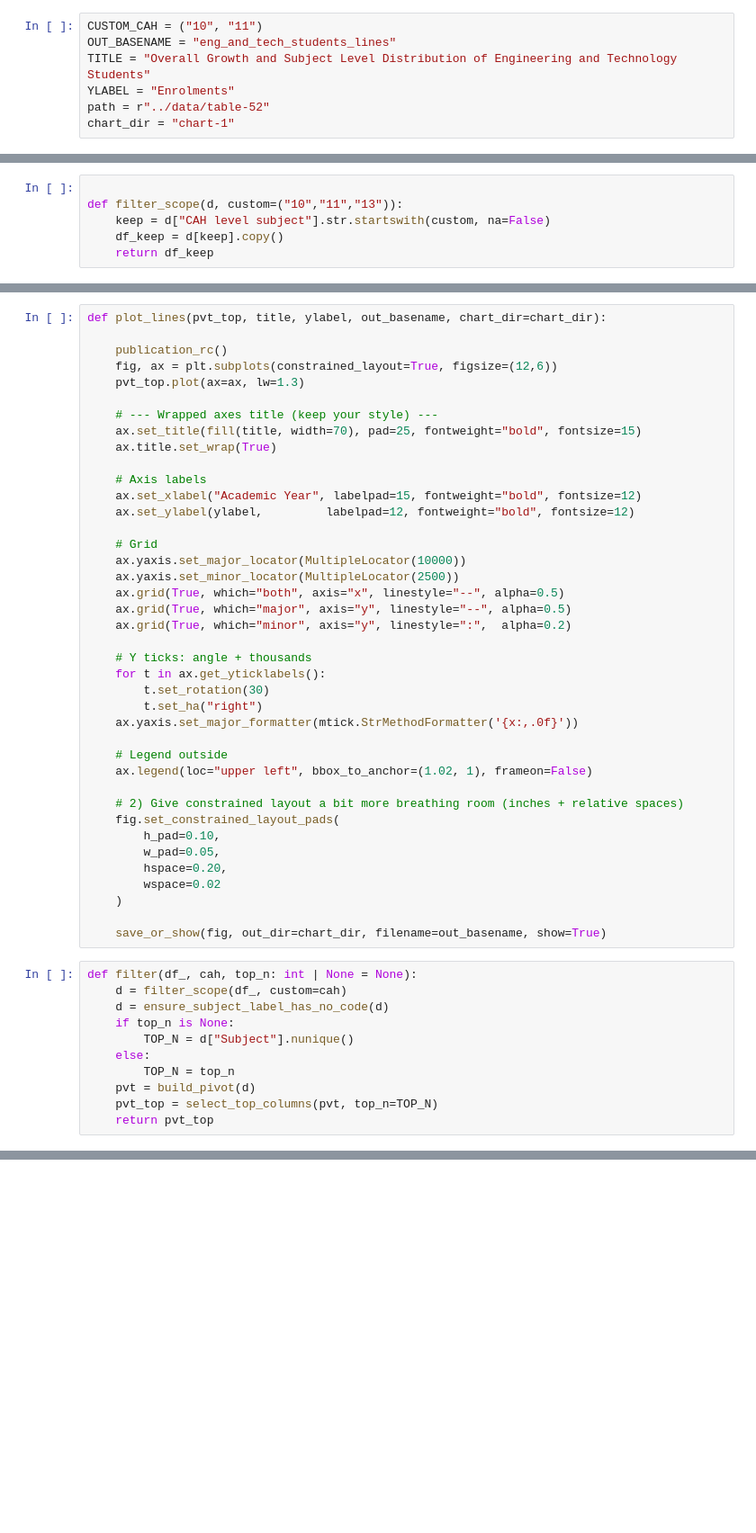
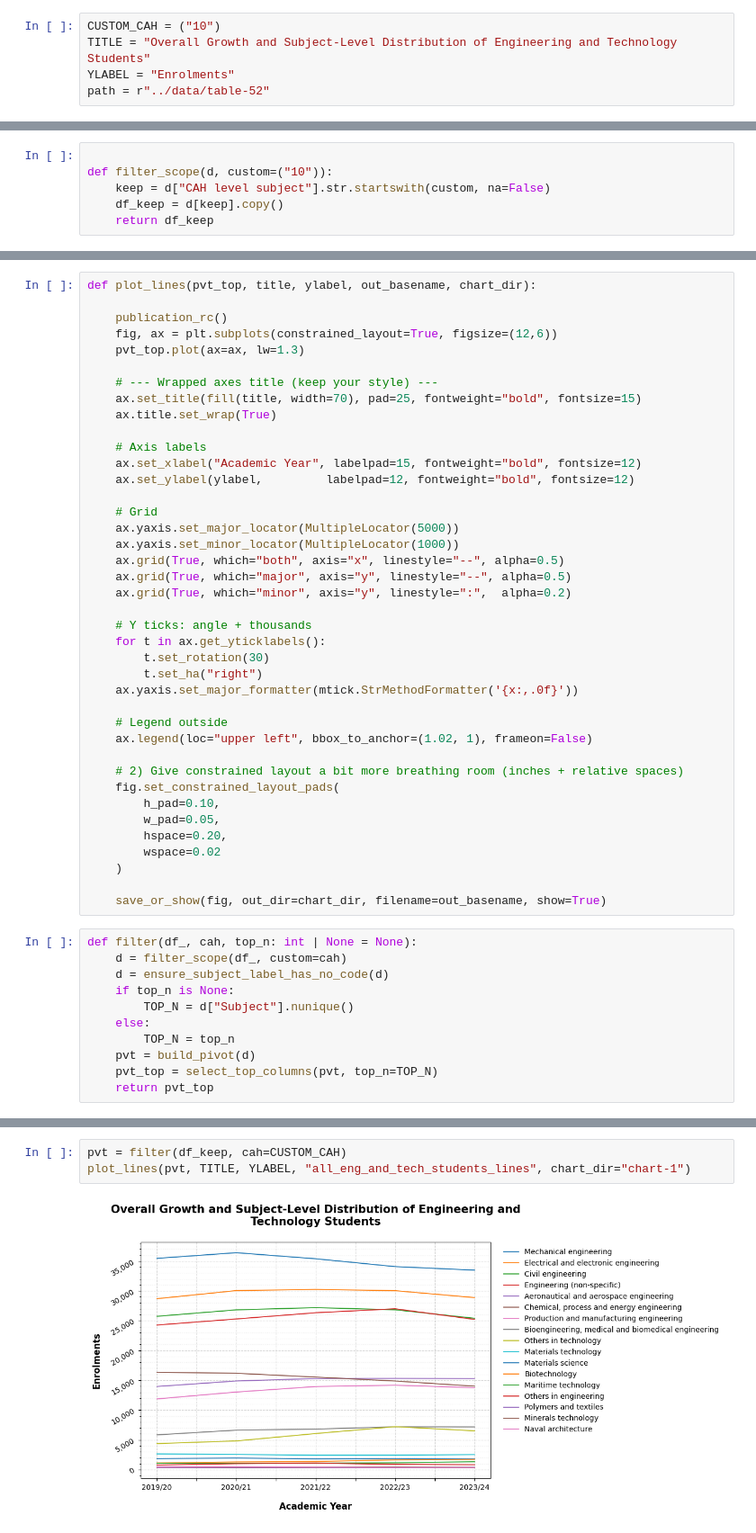
Before and after one commit to JoeUzo/Mapping-Future-Skills-in-UK-Engineering-Education, a Jupyter notebook: charts/chart-1.ipynb, the cells around one changed output, grey strips where cells are left out. Shown: that part at 90% size. Saved outputs shown, nothing was run; the diff lists cells and outputs as text; blank space fills up the shorter version.

Commit message:
complete chart 1 now

```diff
--- a/charts/chart-1.ipynb
+++ b/charts/chart-1.ipynb
@@ -213,10 +212,8 @@ df_total.sample(20)
 # %%
-CUSTOM_CAH = ("10", "11")
-OUT_BASENAME = "eng_and_tech_students_lines"
-TITLE = "Overall Growth and Subject Level Distribution of Engineering and Technology Students"
+CUSTOM_CAH = ("10")
+TITLE = "Overall Growth and Subject-Level Distribution of Engineering and Technology Students"
 YLABEL = "Enrolments"
 path = r"../data/table-52"
-chart_dir = "chart-1"
 # %%
 df = load_df(path, skip_rows=13)
 # %%
@@ -243,7 +240,7 @@ def keep_totals_slice(df):
     return d
 # %%
 
-def filter_scope(d, custom=("10","11","13")):
+def filter_scope(d, custom=("10")):
     keep = d["CAH level subject"].str.startswith(custom, na=False)
     df_keep = d[keep].copy()
     return df_keep
@@ -270,7 +267,7 @@ def select_top_columns(pvt, top_n=8):
     pvt_top = pvt[top_cols].copy()
     return pvt_top
 # %%
-def plot_lines(pvt_top, title, ylabel, out_basename, chart_dir=chart_dir):
+def plot_lines(pvt_top, title, ylabel, out_basename, chart_dir):
 
     publication_rc()
     fig, ax = plt.subplots(constrained_layout=True, figsize=(12,6))
@@ -285,8 +282,8 @@ def plot_lines(pvt_top, title, ylabel, out_basename, chart_dir=chart_dir):
     ax.set_ylabel(ylabel,         labelpad=12, fontweight="bold", fontsize=12)
 
     # Grid
-    ax.yaxis.set_major_locator(MultipleLocator(10000))
-    ax.yaxis.set_minor_locator(MultipleLocator(2500))
+    ax.yaxis.set_major_locator(MultipleLocator(5000))
+    ax.yaxis.set_minor_locator(MultipleLocator(1000))
     ax.grid(True, which="both", axis="x", linestyle="--", alpha=0.5)
     ax.grid(True, which="major", axis="y", linestyle="--", alpha=0.5)
     ax.grid(True, which="minor", axis="y", linestyle=":",  alpha=0.2)
@@ -328,0 +322,5 @@ plot_lines(pvt, TITLE, YLABEL, OUT_BASENAME)
+# %%
+pvt = filter(df_keep, cah=CUSTOM_CAH)
+plot_lines(pvt, TITLE, YLABEL, "all_eng_and_tech_students_lines", chart_dir="chart-1")
+# %% [output]
+[figure, added]
```
Also changed, not shown: parts of 5 cells of this notebook, 5 other files.
